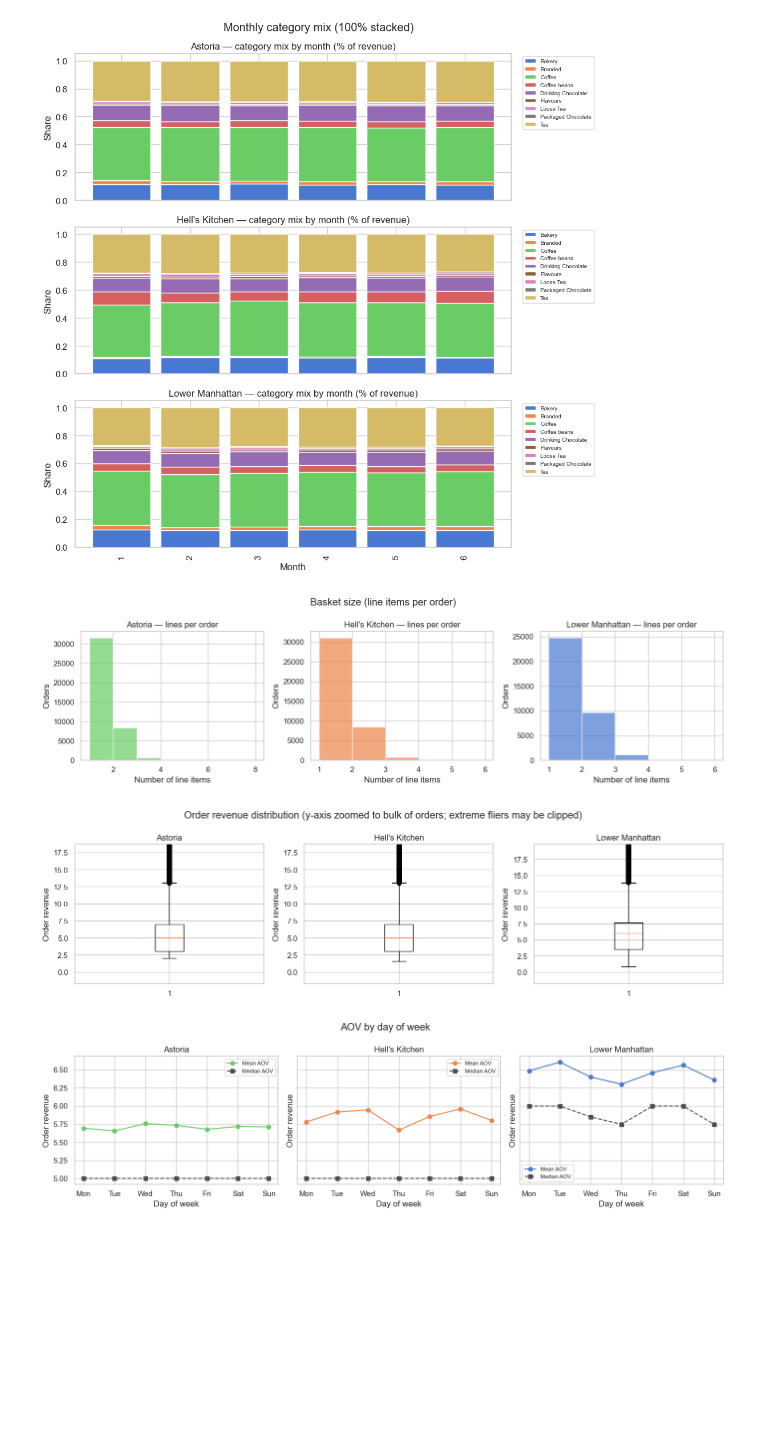
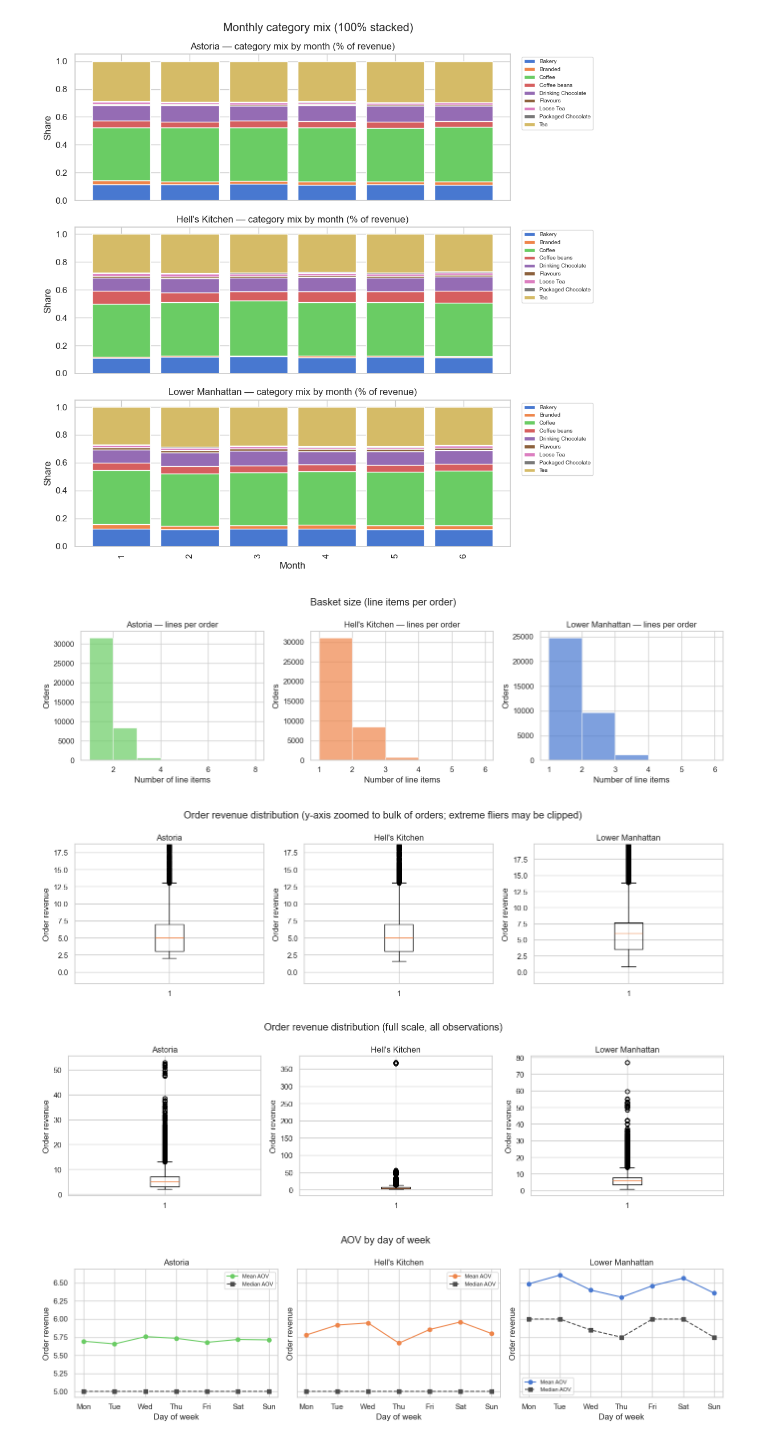
Before and after one commit to Jaskabraska/semestral_work_DD, a Jupyter notebook: notebooks/coffee_shop_inventory (1).ipynb, the cells around one changed output. Cells and saved outputs as stored; diff of their text form; code cells hidden in the pictures; blank space fills up the shorter version.

```diff
--- a/notebooks/coffee_shop_inventory (1).ipynb
+++ b/notebooks/coffee_shop_inventory (1).ipynb
@@ -876,33 +899,46 @@ fig.suptitle("Basket size (line items per order)")
 fig.tight_layout()
 fig.savefig(OUTPUTS_DIR / "fig_basket_size_lines.png", bbox_inches="tight")
 plt.show()
 
 fig, axes = plt.subplots(1, 3, figsize=(14, 4), sharey=False)
 for ax, store in zip(axes, sorted(order_agg["store_location"].unique()), strict=True):
     sub = order_agg[order_agg["store_location"] == store]
     s = sub["order_revenue"].dropna()
     ax.boxplot(s.to_numpy(), vert=True, showfliers=True)
     q1, q3 = float(s.quantile(0.25)), float(s.quantile(0.75))
     iqr = q3 - q1
     if iqr > 0:
         lo = max(0.0, q1 - 2.5 * iqr)
         hi = q3 + 2.5 * iqr
     else:
         lo, hi = float(s.quantile(0.01)), float(s.quantile(0.99))
     span = hi - lo
     pad = max(span * 0.1, 0.5) if span > 0 else 0.5
     ax.set_ylim(lo - pad, hi + pad)
     ax.set_title(store)
     ax.set_ylabel("Order revenue")
 fig.suptitle(
     "Order revenue distribution (y-axis zoomed to bulk of orders; extreme fliers may be clipped)"
 )
 fig.tight_layout()
 fig.savefig(OUTPUTS_DIR / "fig_order_revenue_box.png", bbox_inches="tight")
 plt.show()
+
+fig, axes = plt.subplots(1, 3, figsize=(14, 4), sharey=False)
+for ax, store in zip(axes, sorted(order_agg["store_location"].unique()), strict=True):
+    sub = order_agg[order_agg["store_location"] == store]
+    s = sub["order_revenue"].dropna()
+    ax.boxplot(s.to_numpy(), vert=True, showfliers=True)
+    ax.set_title(store)
+    ax.set_ylabel("Order revenue")
+fig.suptitle("Order revenue distribution (full scale, all observations)")
+fig.tight_layout()
+fig.savefig(OUTPUTS_DIR / "fig_order_revenue_box_full_scale.png", bbox_inches="tight")
+plt.show()
 # %% [output]
 [figure]
 [figure]
+[figure, added]
 # %%
 order_agg["dow"] = pd.to_datetime(order_agg["date"]).dt.dayofweek
 aov_dow = order_agg.groupby(["store_location", "dow"], observed=True)["order_revenue"].agg(
```
Also changed, not shown: parts of 21 cells of this notebook.
